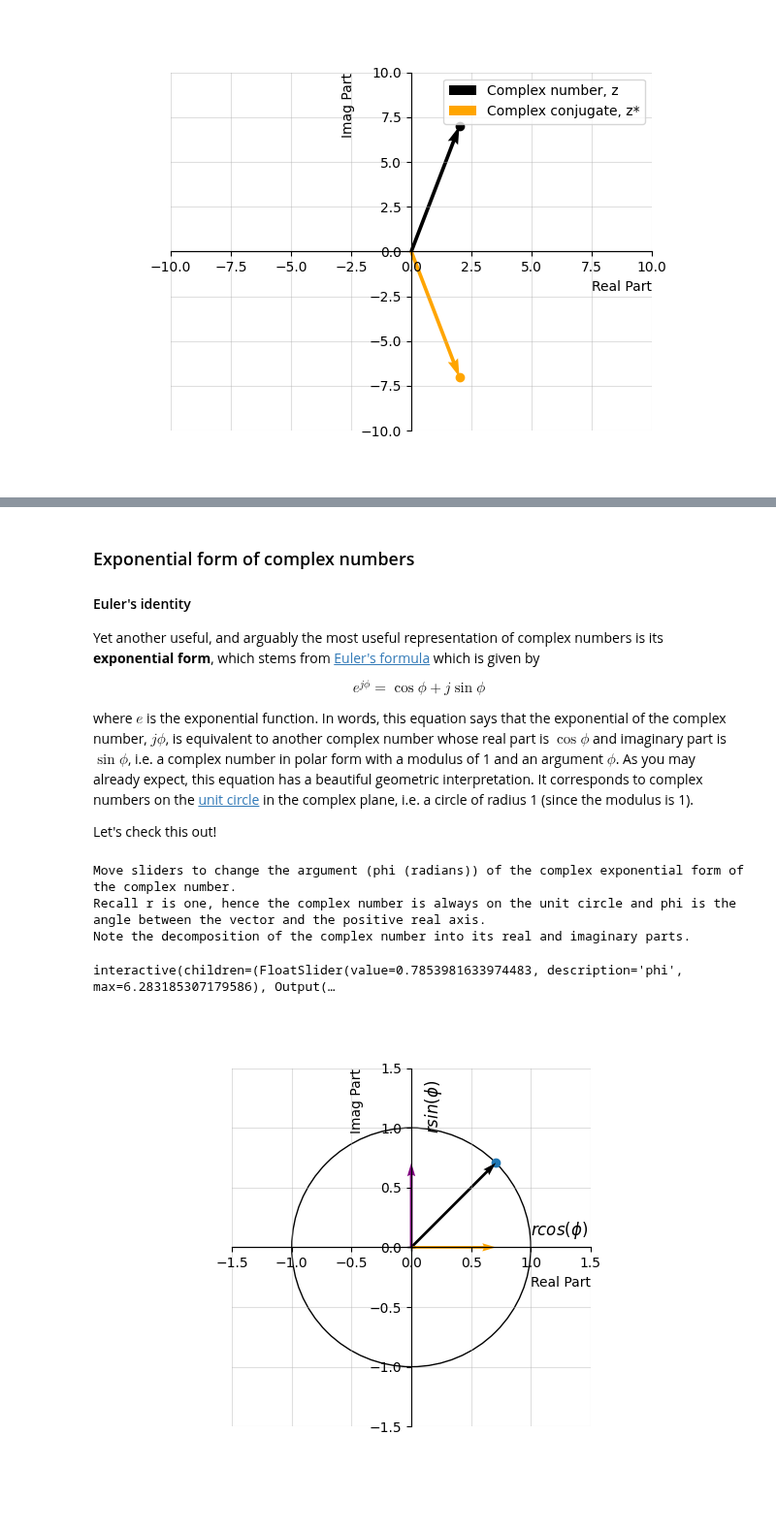
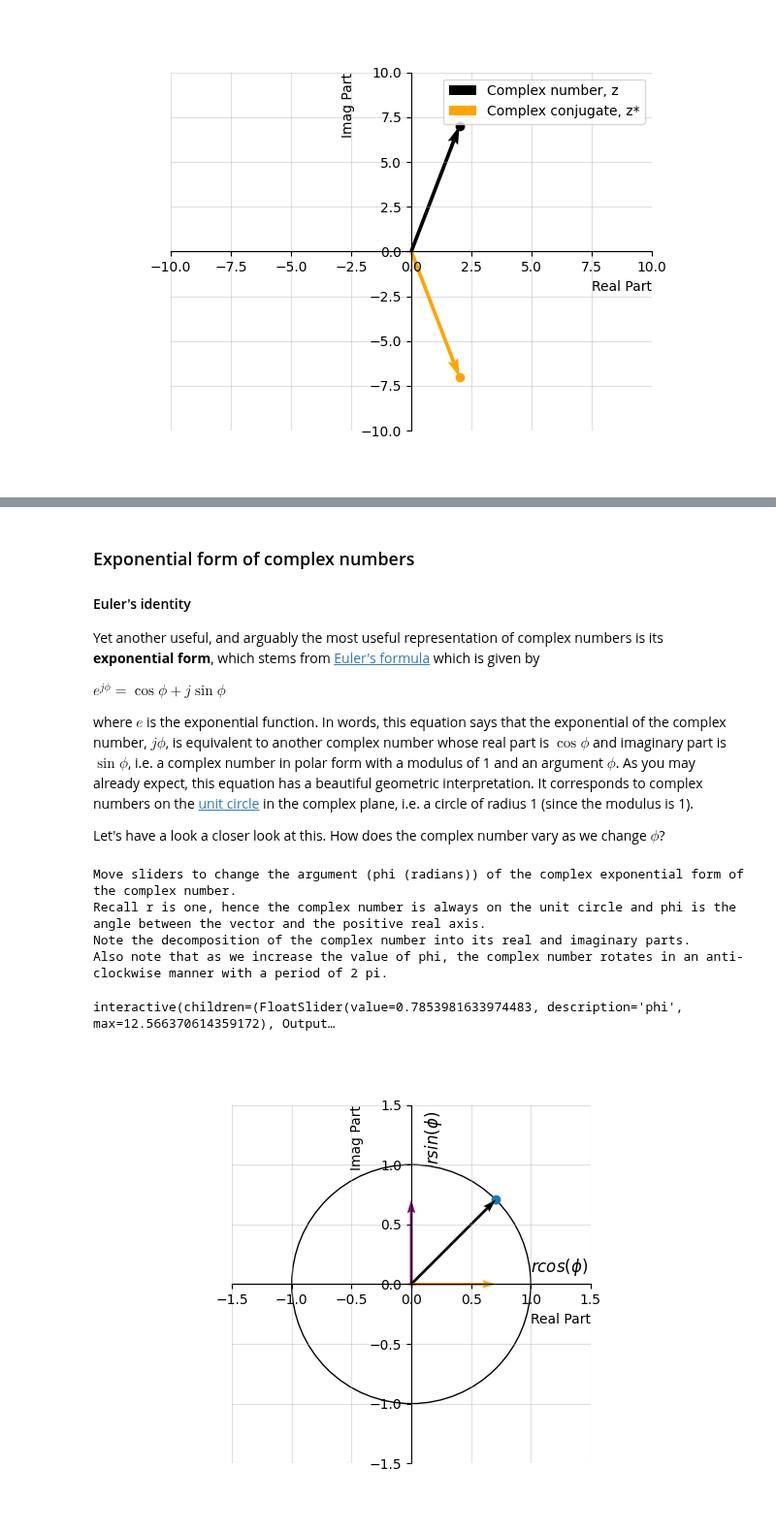
Before and after one commit to randyaliased/acspjbook, a Jupyter notebook: book/fundamental/02_Complex_numbers.ipynb, the cells around one changed output, grey strips where cells are left out. Shown at 97% size. Saved outputs shown, nothing was run; the diff lists cells and outputs as text; code cells hidden in the pictures; blank space fills up the shorter version.

Commit message:
finished complex numbers

```diff
--- a/book/fundamental/02_Complex_numbers.ipynb
+++ b/book/fundamental/02_Complex_numbers.ipynb
@@ -471,13 +486,13 @@ interactive(children=(FloatSlider(value=1.5, description='r', max=2.0), FloatSli
 
 Yet another useful, and arguably the most useful representation of complex numbers is its **exponential form**, which stems from [Euler's formula](https://en.wikipedia.org/wiki/Euler%27s_formula) which is given by
 
-\begin{equation}
+$\begin{equation}
 e^{j\phi} = \cos \phi + j \sin \phi
-\end{equation}
+\end{equation}$
 
 where $e$ is the exponential function. In words, this equation says that the exponential of the complex number, $j \phi$, is equivalent to another complex number whose real part is $\cos \phi$ and imaginary part is $\sin \phi$, i.e. a complex number in polar form with a modulus of 1 and an argument $\phi$. As you may already expect, this equation has a beautiful geometric interpretation. It corresponds to complex numbers on the [unit circle](https://en.wikipedia.org/wiki/Unit_circle) in the complex plane, i.e. a circle of radius 1 (since the modulus is 1).
 
-Let's check this out!
+Let's have a look a closer look at this. How does the complex number vary as we change $\phi$?
 # %%
 # Unit circle
 xO,yO = (0,0)  # origin
@@ -494,7 +509,7 @@ qc = ax.quiver(0, 0, angles='xy', scale_units='xy',scale=1) # quiver plots an ar
 qr = ax.quiver(0, 0, angles='xy', scale_units='xy',scale=1,color='orange') # quiver plots an arrow, where the values are the location of the arrows (see more here: https://matplotlib.org/2.0.2/api/pyplot_api.html)
 qi = ax.quiver(0, 0, angles='xy', scale_units='xy',scale=1,color='purple') # quiver plots an arrow, where the values are the location of the arrows (see more here: https://matplotlib.org/2.0.2/api/pyplot_api.html)
 ax.text(1, 0, "$r cos(\phi)$", fontsize=12,position=(1,0.1))
-ax.text(0, 1, "$r sin(\phi)$", fontsize=12,rotation = 90, position=(0.1,1))
+ax.text(0, 1, "$r sin(\phi)$", fontsize=12,rotation = 90, position=(0.1,1.05))
 
 ax.set_xlabel('Real Part',loc='right')
 ax.set_ylabel('Imag Part',loc='top')
@@ -510,36 +525,38 @@ ax.spines['left'].set_position('zero')
 ax.spines['right'].set_color('none')
 ax.yaxis.tick_left()
 # set the y-spine
 ax.spines['bottom'].set_position('zero')
 ax.spines['top'].set_position('zero')
 
 
 # Create the interactive plot
 def update(phi = np.pi/4): # the initial value of the variable you want to put on the slider
 
     z = np.exp(1j*phi) # Define the complex exponential
 
     # These update the plots
     cn.set_offsets([z.real, z.imag])
     qc.set_UVC(z.real, z.imag)
     qr.set_UVC(z.real, 0)
     qi.set_UVC(0, z.imag)
     fig.canvas.draw_idle()
 
 print('Move sliders to change the argument (phi (radians)) of the complex exponential form of the complex number.')
 print('Recall r is one, hence the complex number is always on the unit circle and phi is the angle between the vector and the positive real axis.')
 print('Note the decomposition of the complex number into its real and imaginary parts.')
+print('Also note that as we increase the value of phi, the complex number rotates in an anti-clockwise manner with a period of 2 pi.')
 
 
-interact(update, phi = (0, 2*np.pi, 0.1))
+interact(update, phi = (0, 4*np.pi, 0.1))
 
 plt.show()
 # %% [output]
 Move sliders to change the argument (phi (radians)) of the complex exponential form of the complex number.
 Recall r is one, hence the complex number is always on the unit circle and phi is the angle between the vector and the positive real axis.
 Note the decomposition of the complex number into its real and imaginary parts.
+Also note that as we increase the value of phi, the complex number rotates in an anti-clockwise manner with a period of 2 pi.
-interactive(children=(FloatSlider(value=0.7853981633974483, description='phi', max=6.283185307179586), Output(…
+interactive(children=(FloatSlider(value=0.7853981633974483, description='phi', max=12.566370614359172), Output…
-[figure, old version]
+[figure, new version]
 # %% [markdown]
 ### General exponential form
 
```
Also changed, not shown: parts of 3 cells of this notebook, 5 other files.
